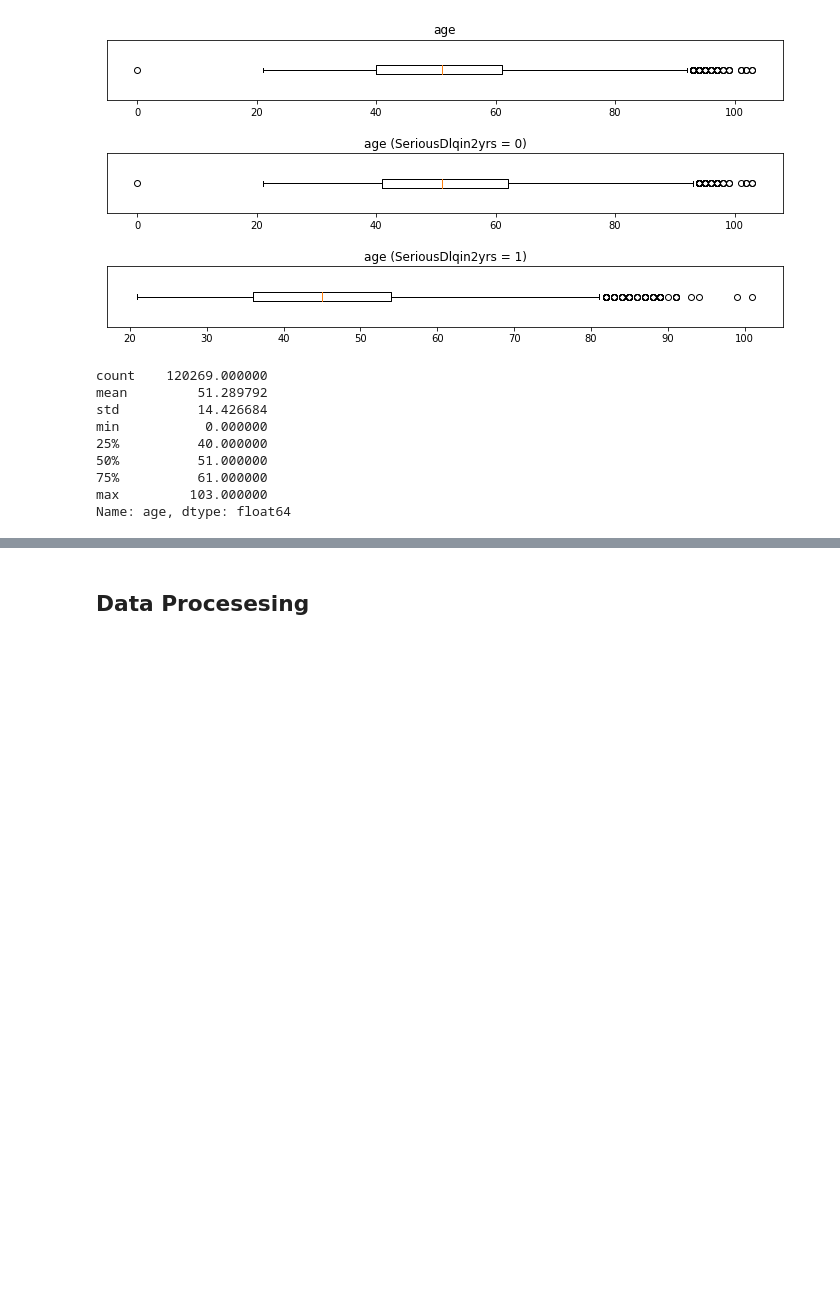
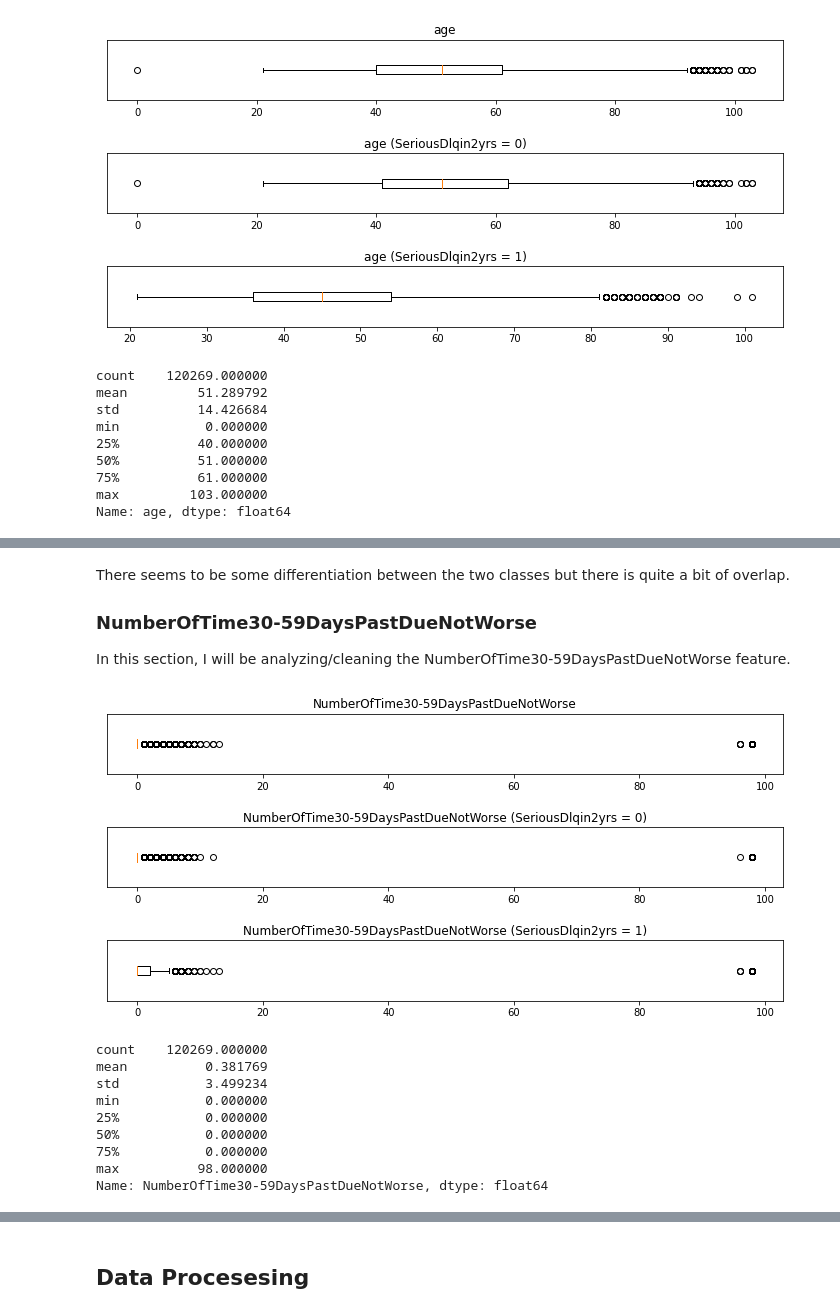
Before and after one commit to kimsternator/ECE-225-Project, a Jupyter notebook: ECE 225 Project.ipynb, the cells around one changed output, grey strips where cells are left out. Cells and saved outputs as stored; diff of their text form; code cells hidden in the pictures; blank space fills up the shorter version.

Commit message:
Finish Data Cleaning

```diff
--- a/ECE 225 Project.ipynb
+++ b/ECE 225 Project.ipynb
@@ -240,0 +225,40 @@ training_data[training_data["RevolvingUtilizationOfUnsecuredLines"] > 100]
+# %% [markdown]
+There seems to be some differentiation between the two classes but there is quite a bit of overlap.
+### NumberOfTime30-59DaysPastDueNotWorse
+In this section, I will be analyzing/cleaning the NumberOfTime30-59DaysPastDueNotWorse feature.
+# %%
+fig = plt.figure(figsize=(10, 5))
+
+plt.subplot(3, 1, 1)
+plt.boxplot(training_data["NumberOfTime30-59DaysPastDueNotWorse"], vert=False)
+ax = plt.gca()
+ax.set_title("NumberOfTime30-59DaysPastDueNotWorse")
+ax.get_yaxis().set_visible(False)
+
+plt.subplot(3, 1, 2)
+plt.boxplot(training_data[training_data["SeriousDlqin2yrs"] == 0]["NumberOfTime30-59DaysPastDueNotWorse"], vert=False)
+ax = plt.gca()
+ax.set_title("NumberOfTime30-59DaysPastDueNotWorse (SeriousDlqin2yrs = 0)")
+ax.get_yaxis().set_visible(False)
+
+plt.subplot(3, 1, 3)
+plt.boxplot(training_data[training_data["SeriousDlqin2yrs"] == 1]["NumberOfTime30-59DaysPastDueNotWorse"], vert=False)
+ax = plt.gca()
+ax.set_title("NumberOfTime30-59DaysPastDueNotWorse (SeriousDlqin2yrs = 1)")
+ax.get_yaxis().set_visible(False)
+
+fig.tight_layout(pad=2.0)
+plt.show()
+
+print(training_data["NumberOfTime30-59DaysPastDueNotWorse"].describe())
+# %% [output]
+[figure, added]
+count    120269.000000
+mean          0.381769
+std           3.499234
+min           0.000000
+25%           0.000000
+50%           0.000000
+75%           0.000000
+max          98.000000
+Name: NumberOfTime30-59DaysPastDueNotWorse, dtype: float64
```
Also changed, not shown: parts of 28 cells of this notebook.
